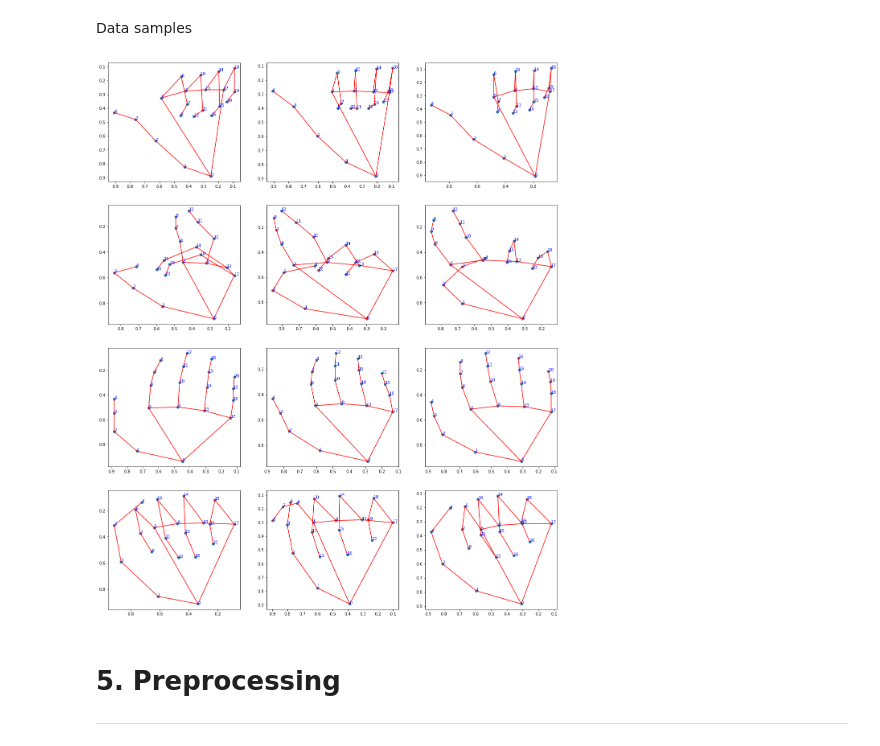
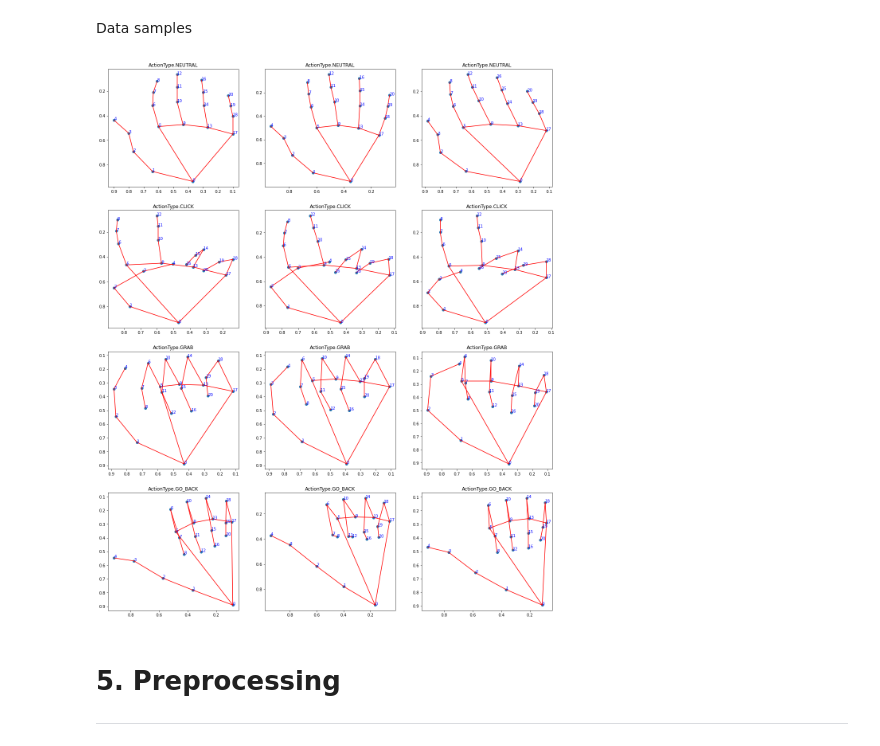
Before and after one commit to JanSzewczyk/hands-control-system, a Jupyter notebook: hands-gesture-classifier.ipynb, the cells around one changed output. Drawn from its saved outputs; the diff is of its cells as text; code cells hidden in the pictures.

```diff
--- a/hands-gesture-classifier.ipynb
+++ b/hands-gesture-classifier.ipynb
@@ -172,7 +196,7 @@ draw_hand_gesture(new_landmarks)
 # %%
 columns = ['target']
 for val in range(1, number_coords + 1):
-    columns += ['x{}'.format(val), 'y{}'.format(val), 'z{}'.format(val)]
+    columns += [f'x_{val}', f'y_{val}', f'z_{val}']
 
 columns
 # %% [output]
@@ -204,3 +224,5 @@ if not os.path.exists(os.path.join(COORDS_FILE_NAME)):
     with open(COORDS_FILE_NAME, mode='w', newline='') as f:
         csv_writer = csv.writer(f, delimiter=',', quotechar='"', quoting=csv.QUOTE_MINIMAL)
         csv_writer.writerow(columns)
+else:
+    print(f'File `{COORDS_FILE_NAME}` already exists')
@@ -332,19 +363,19 @@ Data samples
 # %%
 samples = df.loc[df.target == gesture_types[0]].sample(3).values.tolist()
 
 for i in range(1, len(gesture_types)):
     samples = np.concatenate((samples, np.array(df.loc[df.target == gesture_types[i]].sample(3).values.tolist())))
 
 plt.figure(figsize=(20, 25))
 for i, sample in enumerate(samples):
     plt.subplot(4, 3, i+1)
     gesture_index = int(sample.item(0))
     sample_landmarks = np.delete(sample, 0)
     sample_landmarks = np.split(sample_landmarks, len(sample_landmarks) / 3)
 
-    draw_hand_gesture(sample_landmarks)
+    draw_hand_gesture(sample_landmarks, f'{ActionType(gesture_index)}')
 # %% [output]
-[figure, old version]
+[figure, new version]
 # %% [markdown]
 # 5. Preprocessing
 ---
```
Also changed, not shown: parts of 51 cells of this notebook, 1 other file.
